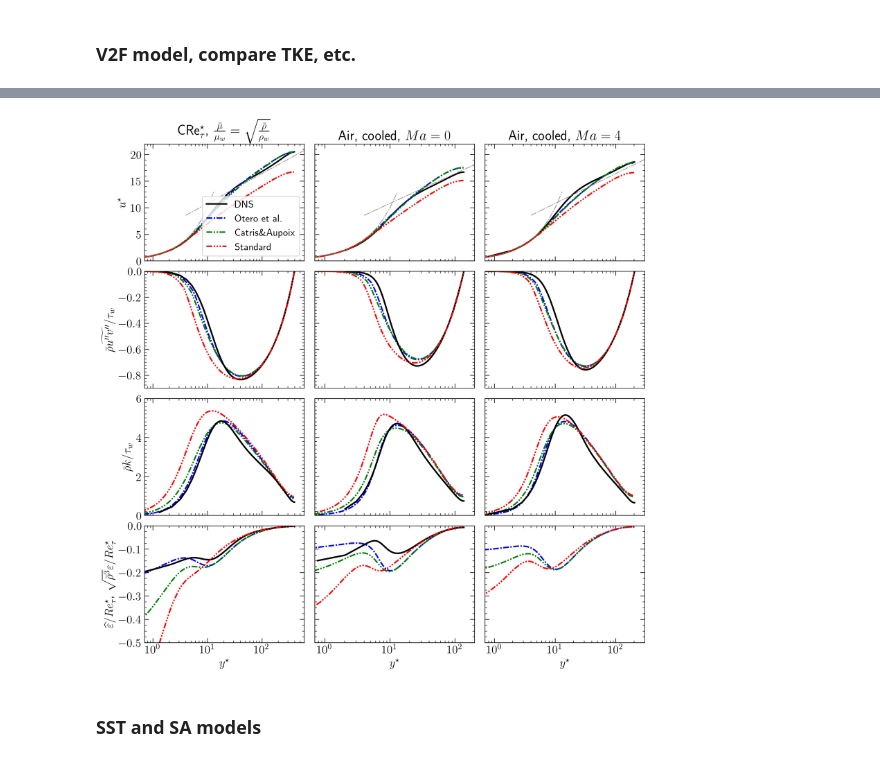
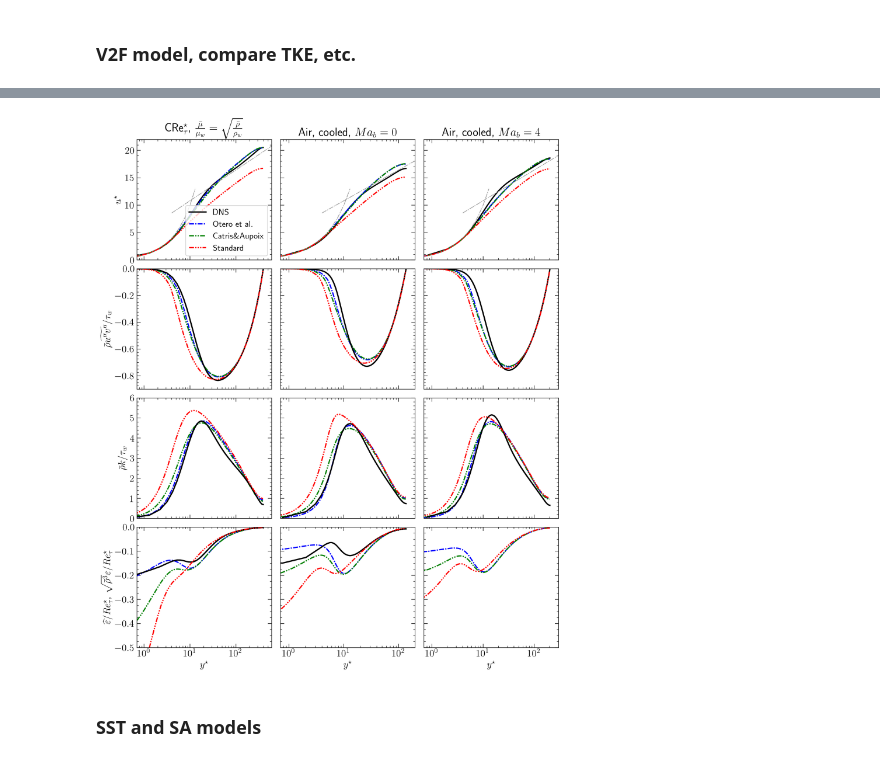
Before and after one commit to Fluid-Dynamics-Of-Energy-Systems-Team/RANS_Channel, a Jupyter notebook: main.ipynb, the cells around one changed output, grey strips where cells are left out. Cells and saved outputs as stored; diff of their text form; code cells hidden in the pictures.

```diff
--- a/main.ipynb
+++ b/main.ipynb
@@ -376,9 +405,10 @@ def solveRANS(mesh         = Mesh(200, 2, 5),  # provide mesh
     else:
         print(f"CONVERGED! Iteration: {iters}, Residual(u) = {resid}, Time to run {toc - tic:0.4f} seconds")
 
-    ypl,uvd = velTransVD( u, rho,     ReTau, mesh)    # van Driest vel. Note, u is already u+ due to normalization
-    yst,ust = velTransSLS(u, rho, mu, ReTau, mesh)    # velocity transformation based on semi-locally scaling
-    ruv     = -mut*(mesh.ddy@u)                       # turbulent shear stress: ruv = - mut*du/dy
+    ypl     = mesh.y*ReTau
+    uvd     = velTransVD(u, rho)                               # van Driest vel. Note, u is already u+
+    yst,ust = velTransSLS(mesh.y, u, rho, mu, ReTau, mesh.ddy) # velocity based on semi-locally scaling
+    ruv     = -mut*(mesh.ddy@u)                                # turbulent shear stress: ruv = - mut*du/dy
 
     return {'ypl': ypl,
             'yst': yst,
@@ -1095,0 +1083,22 @@ MaBulk =  4.00192138
+# %%
+def solveVelAlgebraicEddyViscModel(y, rho, mu, ReTau, MTau, flagDamping = "ystar"):
+
+    Apl    = 17.0
+    kappa  = 0.41
+    ypl    = y*ReTau
+    yst    = y*ReTau*np.sqrt(rho/rho[0])/(mu/mu[0])               # Re_tau^star
+
+    if flagDamping == "ystar":
+        ydamp = yst
+    else:
+        ydamp = ypl
+
+    vDdamp = (1-np.exp(-ydamp/(Apl + 19.3*MTau)))**2
+    mut    = kappa*mu*yst*vDdamp                                  # eddy viscosity model
+
+    upl    = cumtrapz(1/ReTau/(mu + mut), ypl, initial=0)         # velocity
+
+    uvd      = velTransVD(upl, rho)
+    yst, ust = velTransSLS(y, upl, rho, mu, ReTau)
+
+    return {'ypl':ypl, 'yst':yst, 'upl':upl, 'uvd':uvd, 'ust':ust}
@@ -1201,7 +1275,7 @@ def plotProfilesAll(ax, res, color, dashes, DNS, label='', showDNS=True, ploteps
                    -eps[1:mesh.n//2],
                    color=color, dashes=dashes, lw=2, label=label)
 
-fig, ax = plt.subplots(4,3, figsize=(11, 11), sharex='col', sharey='row')
+fig, ax = plt.subplots(4,3, figsize=(11, 13), sharex='col', sharey='row')
 
 dashes1 = (4,1,1,1)
 dashes2 = (4,1,1,1,1,1)
@@ -1221,38 +1295,38 @@ plotProfilesAll(ax[:,2], TL_v2f_nocorr, 'r', dashes3, DNS_TL, label='Standard',
 
 
 ax[0,0].set_title(r'CRe$^\star_\tau$, $\frac{\bar\mu}{\mu_w} = \sqrt{\frac{\bar\rho}{\rho_w}}$')
-ax[0,1].set_title(r'Air, cooled, $Ma=0$')
-ax[0,2].set_title(r'Air, cooled, $Ma=4$')
+ax[0,1].set_title(r'Air, cooled, $Ma_b=0$')
+ax[0,2].set_title(r'Air, cooled, $Ma_b=4$')
 
 ax[0,0].set_xlim(0.7, 600)
 ax[0,1].set_xlim(0.7, 200)
 ax[0,2].set_xlim(0.7, 300)
 
 ax[0,0].set_ylim(0, 22)
 ax[1,0].set_ylim(-0.9, 0)
 ax[2,0].set_ylim(0, 6)
 ax[3,0].set_ylim(-0.5, 0)
 
 ax[0,0].set_ylabel(r'$u^\star$')
 ax[1,0].set_ylabel(r'$\bar\rho \widetilde{u^{\prime\prime} v^{\prime\prime}}/\tau_w$')
 ax[2,0].set_ylabel(r'$\bar\rho k/\tau_w$')
 ax[3,0].set_ylabel(r'$\widehat\varepsilon/Re^\star_\tau$, $\sqrt{\bar\rho^3}\varepsilon/Re^\star_\tau$')
 
 
 ax[3,0].set_xlabel(r'$y^\star$')
 ax[3,1].set_xlabel(r'$y^\star$')
 ax[3,2].set_xlabel(r'$y^\star$')
 
 ax[0,0].legend(loc=4, fontsize=14)
 
 
 ax[0,0].yaxis.set_minor_locator(MultipleLocator(1))
 ax[1,0].yaxis.set_minor_locator(MultipleLocator(0.025))
 ax[2,0].yaxis.set_minor_locator(MultipleLocator(0.2))
 ax[3,0].yaxis.set_minor_locator(MultipleLocator(0.025))
 
 
 plt.tight_layout(w_pad=0.9, h_pad=0.0)
 # %% [output]
-[figure, old version]
+[figure, new version]
 # %%
```
Also changed, not shown: parts of 26 cells of this notebook.
